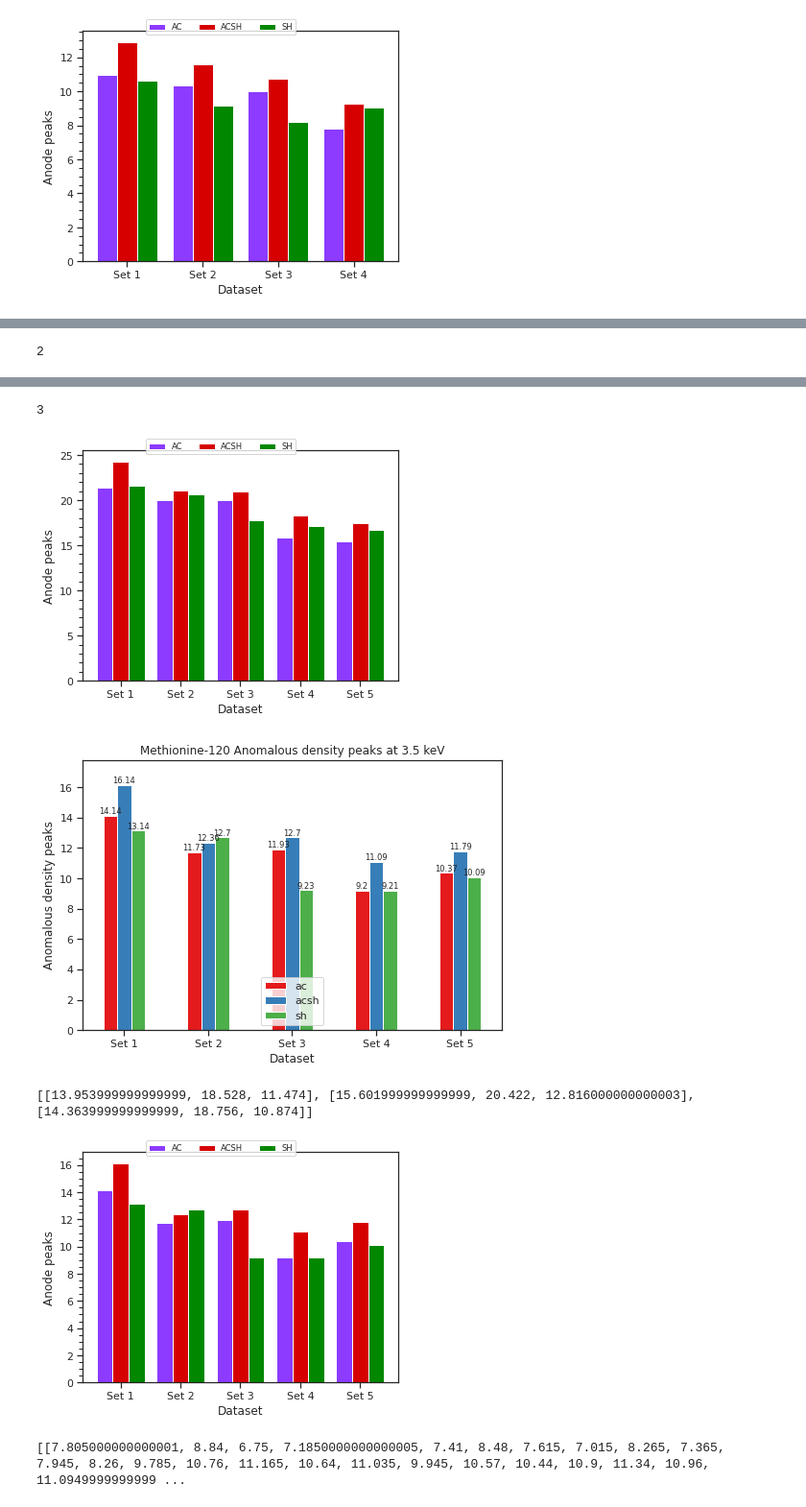
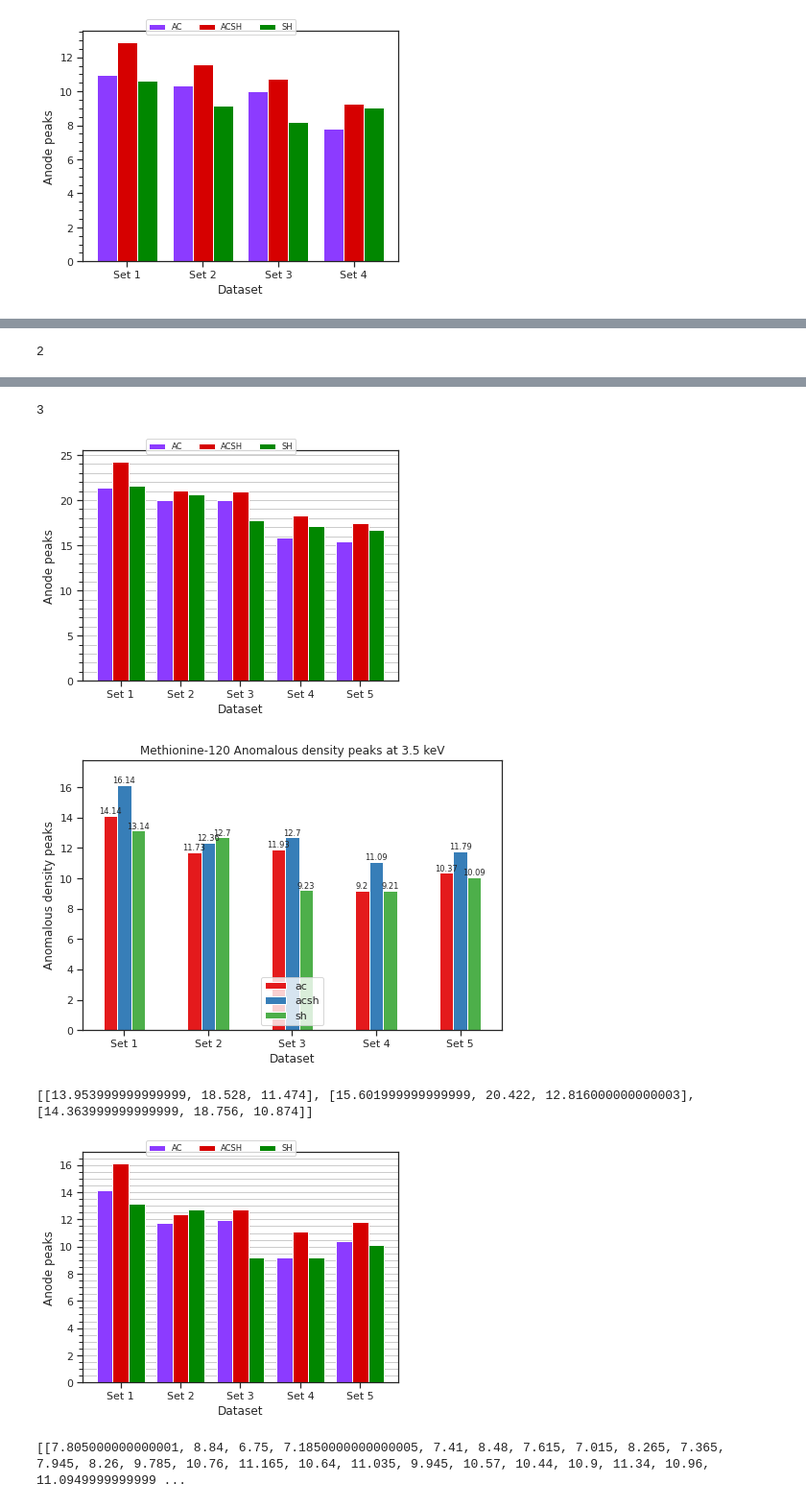
Before and after one commit to TihiMihi/DLS_Tihana_scripts, a Jupyter notebook: Thesis python scripts/tlys_2_peaks.ipynb, the cells around one changed output, grey strips where cells are left out. Shown at 96% size. Drawn from its saved outputs; the diff is of its cells as text; code cells hidden in the pictures.

Commit message:
grid fixes

```diff
--- a/Thesis python scripts/tlys_2_peaks.ipynb
+++ b/Thesis python scripts/tlys_2_peaks.ipynb
@@ -313,7 +313,8 @@ for atom in [Zn_plot, M205_plot, M120_plot]:
     fig.legend(bars, data.keys(), ncols=3, fontsize='x-small', loc='upper center')
     ax.yaxis.set_ticks_position('left')
     ax.yaxis.set_label_position('left')
-
+    ax.grid(axis='y', which='both')
+    ax.set_axisbelow(True)
     fig.tight_layout()
     if i == 1:
         plt.savefig('/home/icf19162/CP5-Thesis/plots/exp1/tlys_2_P6122/peaks/3p5_zinc.pdf')
@@ -347,9 +348,9 @@ print(final_averages)
 [figure]
 3
-[figure, old version]
+[figure, new version]
 [figure]
 [[13.953999999999999, 18.528, 11.474], [15.601999999999999, 20.422, 12.816000000000003], [14.363999999999999, 18.756, 10.874]]
-[figure, old version]
+[figure, new version]
 # %%
 import matplotlib.pyplot as plt
 import pandas as pd
```
Also changed, not shown: parts of 1 cell of this notebook, 13 other files.
